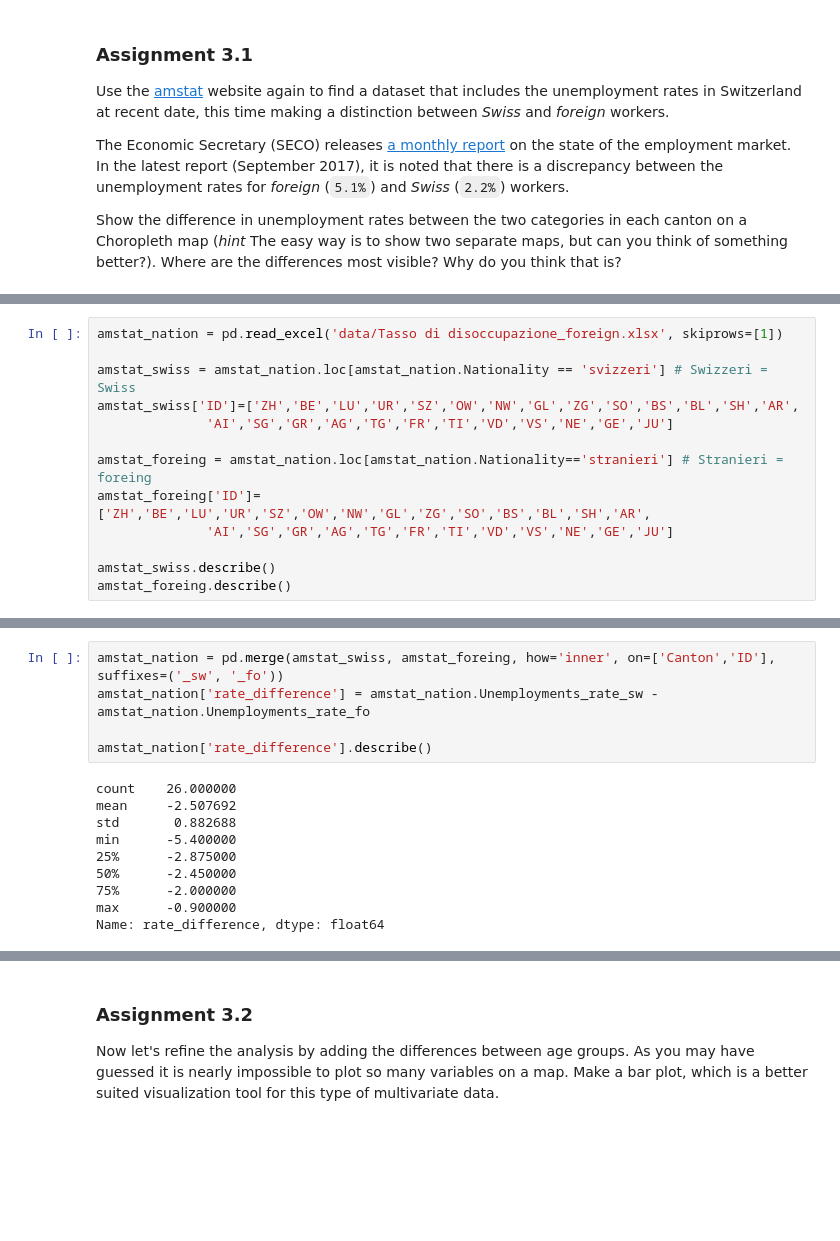
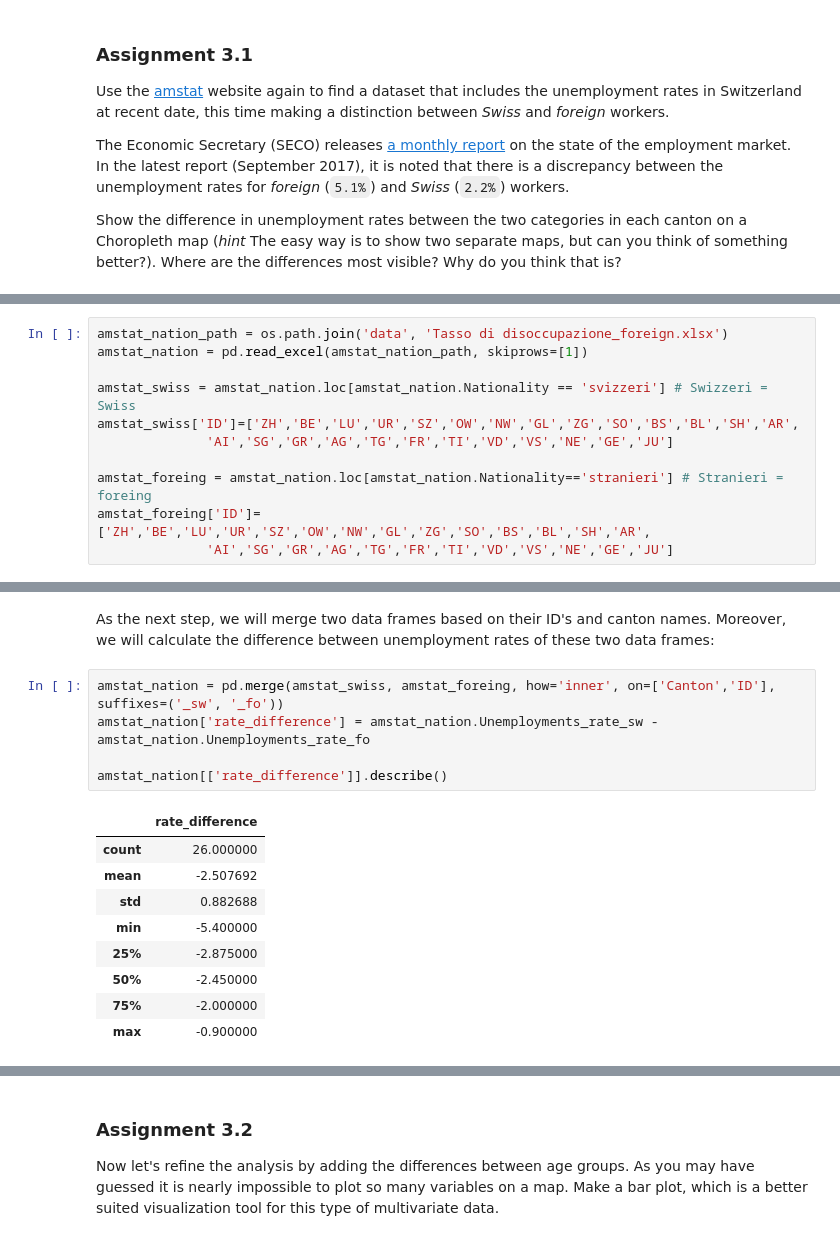
Before and after one commit to zenhaeus/cs-401, a Jupyter notebook: 03 - Interactive Viz/Homework 3 - new.ipynb, the cells around one changed output, grey strips where cells are left out. Saved outputs shown, nothing was run; the diff lists cells and outputs as text; blank space fills up the shorter version.

```diff
--- a/03 - Interactive Viz/Homework 3 - new.ipynb
+++ b/03 - Interactive Viz/Homework 3 - new.ipynb
@@ -292,5 +320,6 @@ Show the difference in unemployment rates between the two categories in each can
 # %%
-amstat_nation = pd.read_excel('data/Tasso di disoccupazione_foreign.xlsx', skiprows=[1])
+amstat_nation_path = os.path.join('data', 'Tasso di disoccupazione_foreign.xlsx')
+amstat_nation = pd.read_excel(amstat_nation_path, skiprows=[1])
 
 amstat_swiss = amstat_nation.loc[amstat_nation.Nationality == 'svizzeri'] # Swizzeri = Swiss
 amstat_swiss['ID']=['ZH','BE','LU','UR','SZ','OW','NW','GL','ZG','SO','BS','BL','SH','AR',
@@ -299,6 +328,3 @@ amstat_swiss['ID']=['ZH','BE','LU','UR','SZ','OW','NW','GL','ZG','SO','BS','BL',
 amstat_foreing = amstat_nation.loc[amstat_nation.Nationality=='stranieri'] # Stranieri = foreing
 amstat_foreing['ID']=['ZH','BE','LU','UR','SZ','OW','NW','GL','ZG','SO','BS','BL','SH','AR',
               'AI','SG','GR','AG','TG','FR','TI','VD','VS','NE','GE','JU']
-
-amstat_swiss.describe()
-amstat_foreing.describe()
@@ -324,15 +355,17 @@ amstat_foreing.describe()
+# %% [markdown]
+As the next step, we will merge two data frames based on their ID's and canton names. Moreover, we will calculate the difference between unemployment rates of these two data frames:
 # %%
 amstat_nation = pd.merge(amstat_swiss, amstat_foreing, how='inner', on=['Canton','ID'], suffixes=('_sw', '_fo'))
 amstat_nation['rate_difference'] = amstat_nation.Unemployments_rate_sw - amstat_nation.Unemployments_rate_fo
 
-amstat_nation['rate_difference'].describe()
+amstat_nation[['rate_difference']].describe()
 # %% [output]
-count    26.000000
-mean     -2.507692
-std       0.882688
-min      -5.400000
-25%      -2.875000
-50%      -2.450000
-75%      -2.000000
-max      -0.900000
-Name: rate_difference, dtype: float64
+|  | rate_difference |
+| count | 26.000000 |
+| mean | -2.507692 |
+| std | 0.882688 |
+| min | -5.400000 |
+| 25% | -2.875000 |
+| 50% | -2.450000 |
+| 75% | -2.000000 |
+| max | -0.900000 |
```
Also changed, not shown: parts of 39 cells of this notebook, 3 other files.
